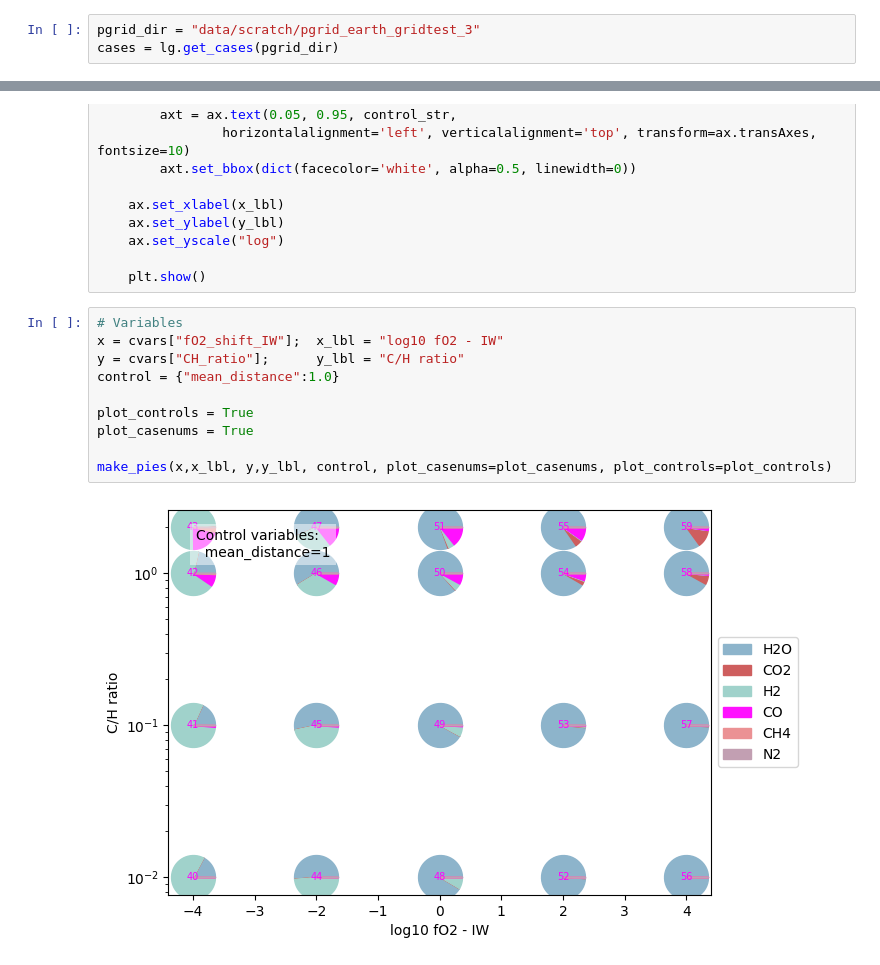
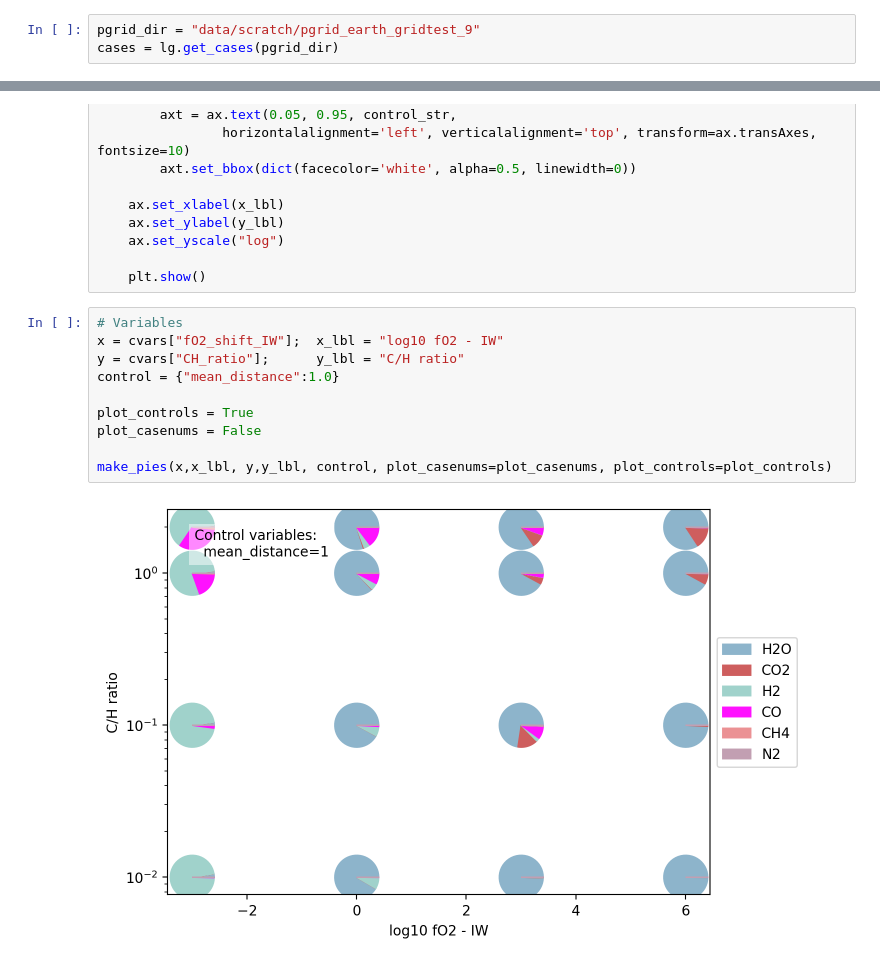
Before and after one commit to nichollsh/proteus_analysis, a Jupyter notebook: composition_pies.ipynb, the cells around one changed output, grey strips where cells are left out. Saved outputs shown, nothing was run; the diff lists cells and outputs as text.

```diff
--- a/composition_pies.ipynb
+++ b/composition_pies.ipynb
@@ -9,7 +9,7 @@ import numpy as np
 import utils.load_grid as lg
 from utils.load_cmaps import *
 # %%
-pgrid_dir = "data/scratch/pgrid_earth_gridtest_3"
+pgrid_dir = "data/scratch/pgrid_earth_gridtest_9"
 cases = lg.get_cases(pgrid_dir)
 # %%
 # Manual variables
@@ -136,12 +136,12 @@ def make_pies(x,x_lbl, y,y_lbl, control,plot_casenums=False,plot_controls=False)
 # %%
 # Variables
 x = cvars["fO2_shift_IW"];  x_lbl = "log10 fO2 - IW"
 y = cvars["CH_ratio"];      y_lbl = "C/H ratio"
 control = {"mean_distance":1.0}
 
 plot_controls = True
-plot_casenums = True
+plot_casenums = False
 
 make_pies(x,x_lbl, y,y_lbl, control, plot_casenums=plot_casenums, plot_controls=plot_controls)
 # %% [output]
-[figure, old version]
+[figure, new version]
```
Also changed, not shown: parts of 1 cell of this notebook, 14 other files.
